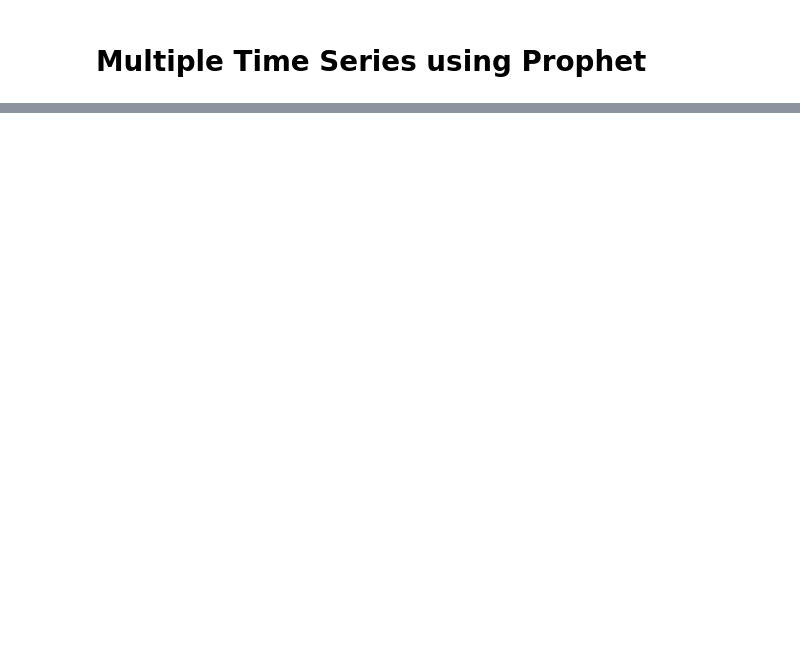
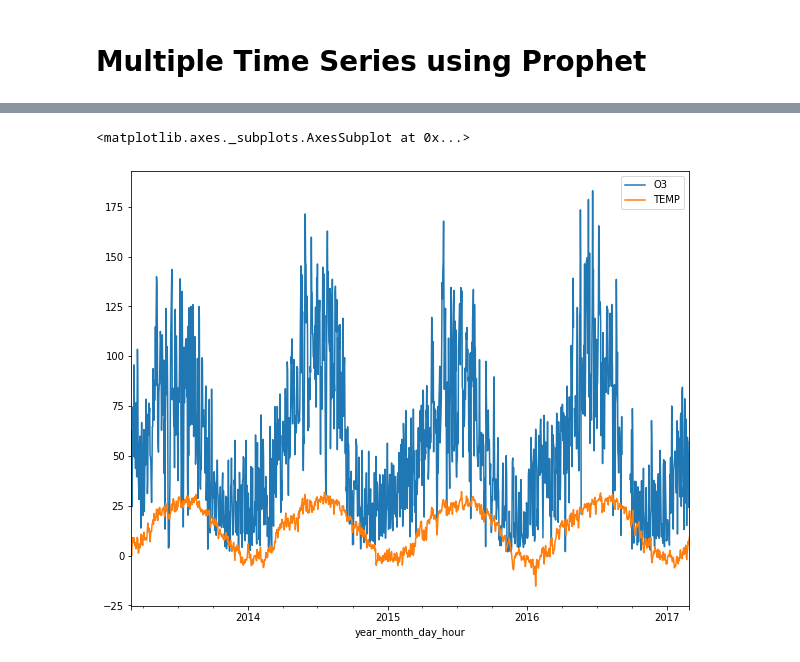
Before and after one commit to shelly2904/DATA_SCIENCE, a Jupyter notebook: Time Series/Time_Series_Algorithms.ipynb, the cells around one changed output, grey strips where cells are left out. Drawn from its saved outputs; the diff is of its cells as text; code cells hidden in the pictures; blank space fills up the shorter version.

```diff
--- a/Time Series/Time_Series_Algorithms.ipynb
+++ b/Time Series/Time_Series_Algorithms.ipynb
@@ -677,0 +431,2 @@ fig2 = m2.plot_components(forecast1)
+# %%
+aq_df = pd.concat([aq_df_wa, aq_df_sh, aq_df_gu], ignore_index=True, sort=False)
@@ -677,0 +449,12 @@ fig2 = m2.plot_components(forecast1)
+# %%
+aq_df = aq_df.drop(['No'], axis=1)
+# %%
+# From hourly to daily
+aq_df = aq_df.set_index('year_month_day_hour').groupby('station').resample('D').mean()
+# %%
+ aq_df = aq_df.reset_index()
+# %%
+aq_df.set_index('year_month_day_hour').query("station=='Shunyi'")[['O3', 'TEMP']].plot()
+# %% [output]
+<matplotlib.axes._subplots.AxesSubplot at 0x...>
+[figure, added]
```
Also changed, not shown: parts of 70 cells of this notebook.
